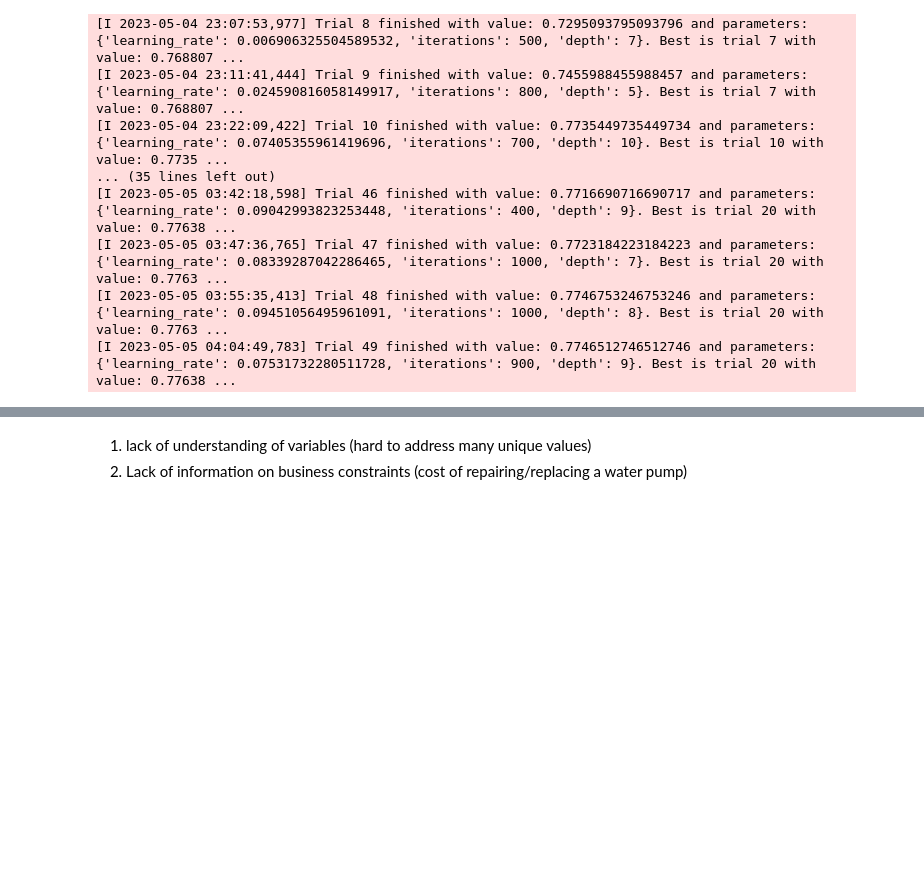
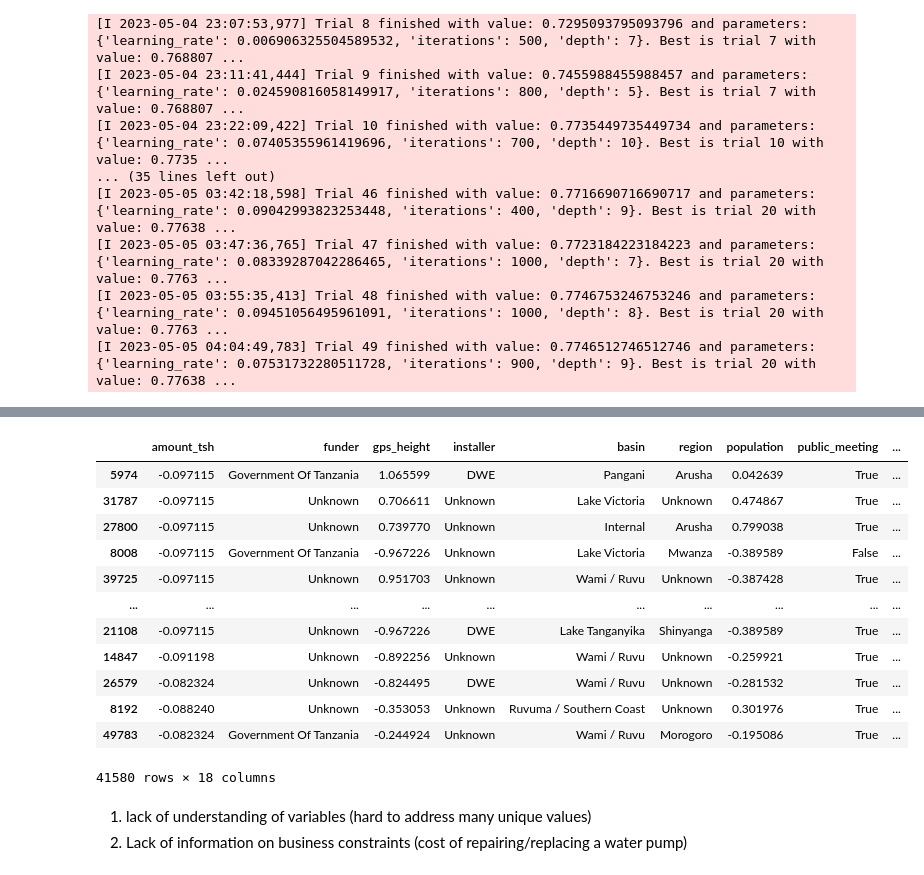
Before and after one commit to anair123/Detecting-Faulty-Water-Pumps-With-Machine-Learning, a Jupyter notebook: Data Modeling.ipynb, the cells around one changed output, grey strips where cells are left out. Saved outputs shown, nothing was run; the diff lists cells and outputs as text; code cells hidden in the pictures; blank space fills up the shorter version.

```diff
--- a/Data Modeling.ipynb
+++ b/Data Modeling.ipynb
@@ -522,3 +452,41 @@ study.optimize(objective, n_trials=50)
+# %%
+
+cat_cols = X_train.select_dtypes(include=['object']).columns.tolist()
+cat_indices = [i for i, col in enumerate(X_train.columns) if X_train[col].dtypes =='object']
+num_cols = X_train.select_dtypes(include=['int64', 'float64']).columns.tolist()
+
+# Get list of columns with missing values
+cols_with_missing = df.columns[df.isna().any()].tolist()
+
+# sspecify columns for imputer
+imputer = SklearnTransformerWrapper(transformer = SimpleImputer(strategy='most_frequent'),
+                                    variables = cols_with_missing)
+
+# specify columns for standard scaler
+scaler = SklearnTransformerWrapper(transformer=StandardScaler(),
+                                variables=num_cols)
+
+# create pipeline
+pipeline_lgbm = Pipeline(steps=[('impute', imputer),
+                            ('scaler', scaler),
+                            ('rare_label', RareLabelEncoder(replace_with='Unknown', n_categories=10, variables=cat_cols))
+                                ])
+X_train_lgbm = pipeline_lgbm.fit_transform(X_train)
+X_test_lgbm = pipeline_lgbm.transform(X_test)
+# %% [output]
+|  | amount_tsh | funder | gps_height | installer | basin | region | population | public_meeting | ... |
+| 5974 | -0.097115 | Government Of Tanzania | 1.065599 | DWE | Pangani | Arusha | 0.042639 | True | ... |
+| 31787 | -0.097115 | Unknown | 0.706611 | Unknown | Lake Victoria | Unknown | 0.474867 | True | ... |
+| 27800 | -0.097115 | Unknown | 0.739770 | Unknown | Internal | Arusha | 0.799038 | True | ... |
+| 8008 | -0.097115 | Government Of Tanzania | -0.967226 | Unknown | Lake Victoria | Mwanza | -0.389589 | False | ... |
+| 39725 | -0.097115 | Unknown | 0.951703 | Unknown | Wami / Ruvu | Unknown | -0.387428 | True | ... |
+| ... | ... | ... | ... | ... | ... | ... | ... | ... | ... |
+| 21108 | -0.097115 | Unknown | -0.967226 | DWE | Lake Tanganyika | Shinyanga | -0.389589 | True | ... |
+| 14847 | -0.091198 | Unknown | -0.892256 | Unknown | Wami / Ruvu | Unknown | -0.259921 | True | ... |
+| 26579 | -0.082324 | Unknown | -0.824495 | DWE | Wami / Ruvu | Unknown | -0.281532 | True | ... |
+| 8192 | -0.088240 | Unknown | -0.353053 | Unknown | Ruvuma / Southern Coast | Unknown | 0.301976 | True | ... |
+| 49783 | -0.082324 | Government Of Tanzania | -0.244924 | Unknown | Wami / Ruvu | Morogoro | -0.195086 | True | ... |
+41580 rows × 18 columns
 # %% [markdown]
 1. lack of understanding of variables (hard to address many unique values)
 2. Lack of information on business constraints (cost of repairing/replacing a water pump)
```
Also changed, not shown: parts of 14 cells of this notebook, 5 other files.
